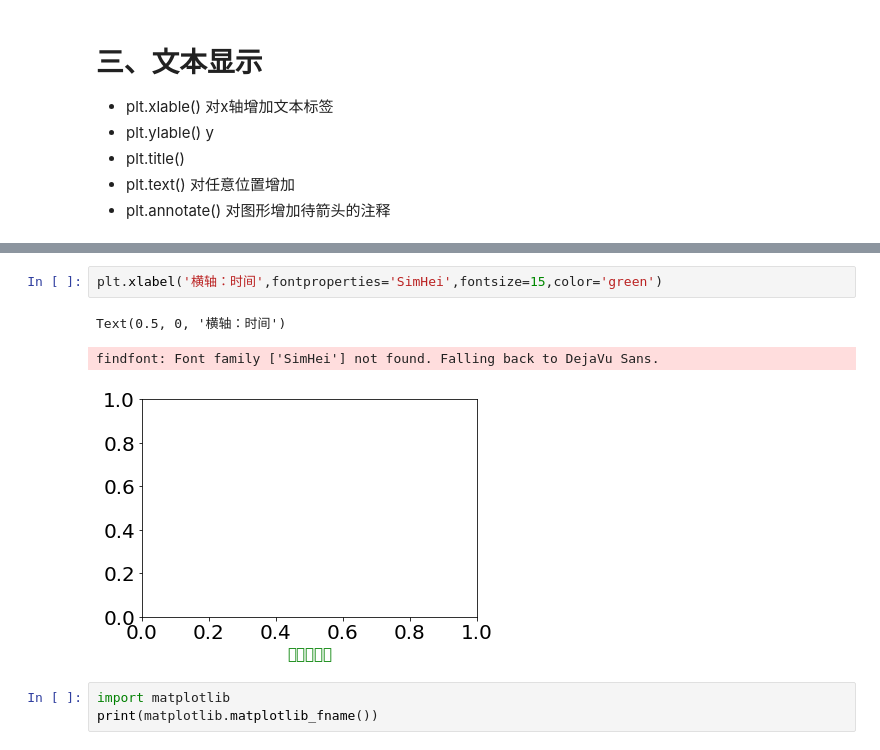
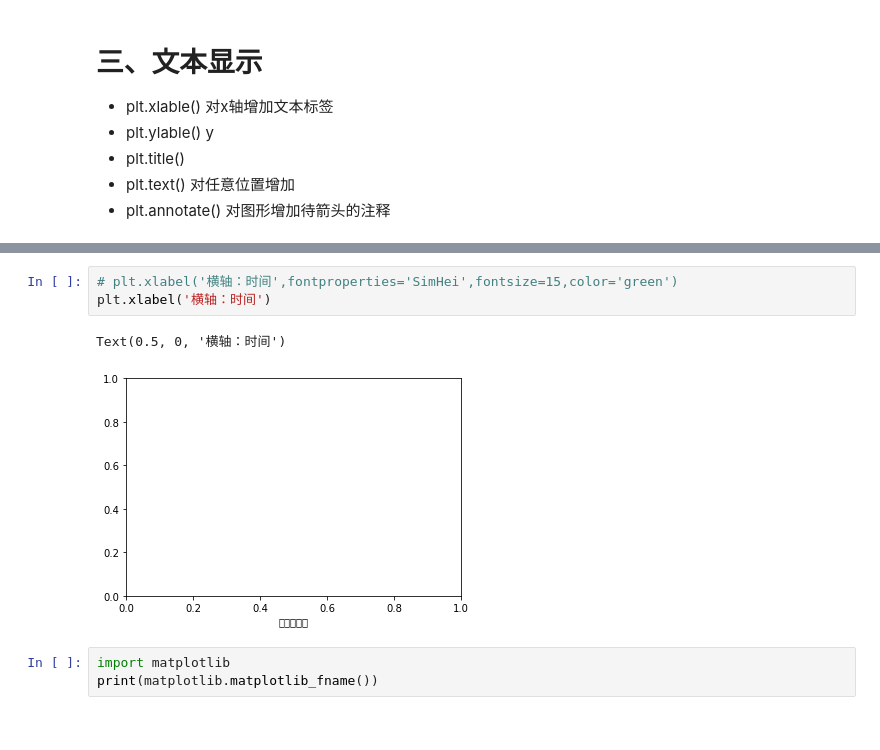
Before and after one commit to waynewjp/data_learn, a Jupyter notebook: matprolib库学习.ipynb, the cells around one changed output, grey strips where cells are left out. Saved outputs shown, nothing was run; the diff lists cells and outputs as text.

```diff
--- a/matprolib库学习.ipynb
+++ b/matprolib库学习.ipynb
@@ -80,9 +80,9 @@ plt.plot(a,np.cos(2*np.pi*a),'r--')
 # %%
-plt.xlabel('横轴：时间',fontproperties='SimHei',fontsize=15,color='green')
+# plt.xlabel('横轴：时间',fontproperties='SimHei',fontsize=15,color='green')
+plt.xlabel('横轴：时间')
 # %% [output]
 Text(0.5, 0, '横轴：时间')
-findfont: Font family ['SimHei'] not found. Falling back to DejaVu Sans.
-[figure, old version]
+[figure, new version]
 # %%
 import matplotlib
 print(matplotlib.matplotlib_fname())
```
Also changed, not shown: parts of 1 cell of this notebook, 1 other file.
